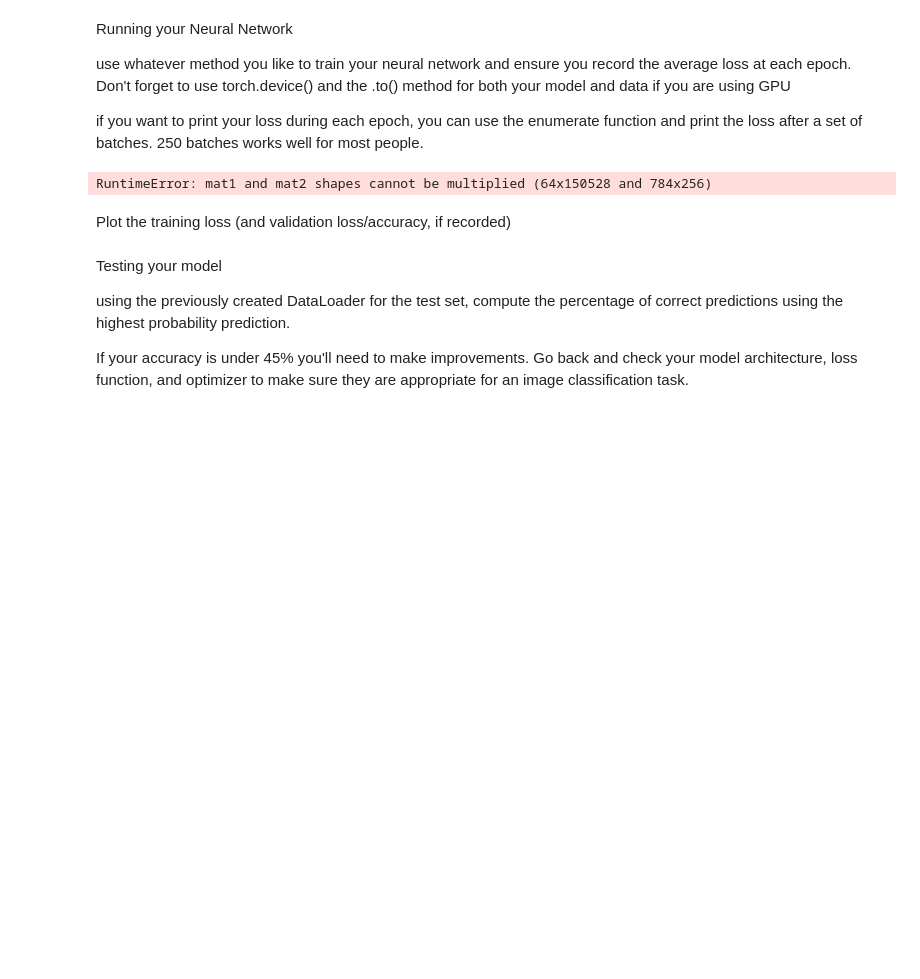
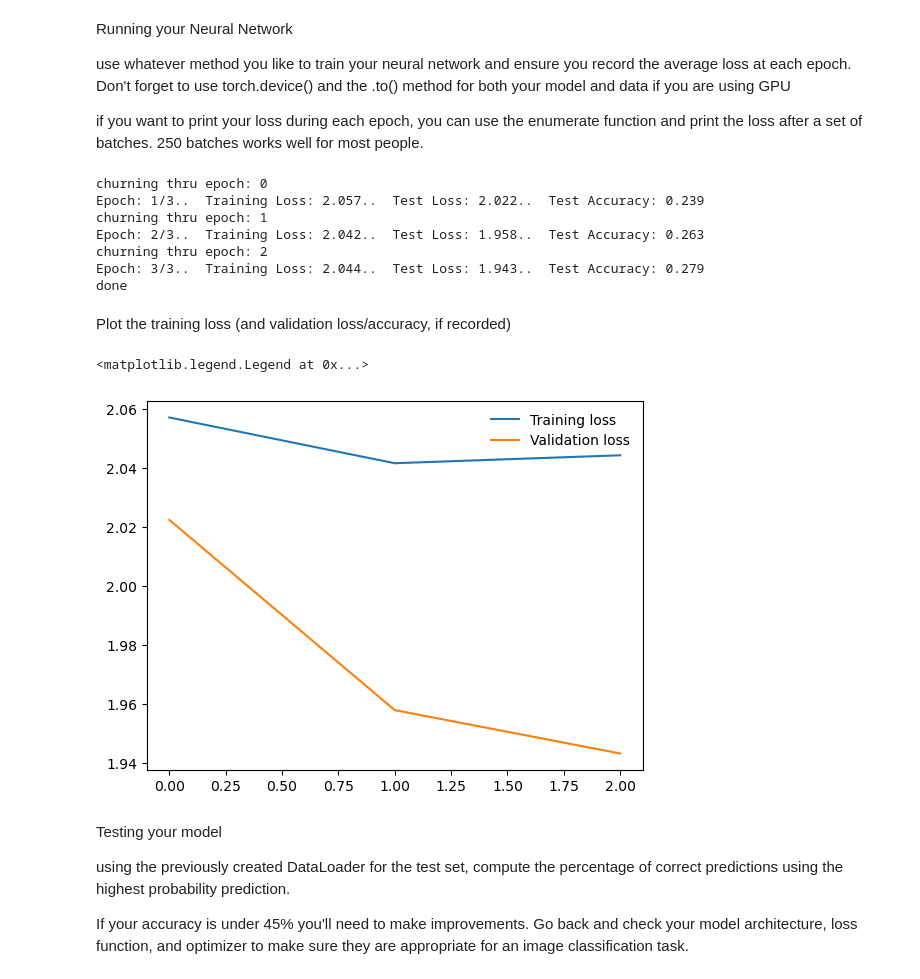
Before and after one commit to rolly9992/U_py_nano_project_2, a Jupyter notebook: CIFAR10_.ipynb, the cells around one changed output. Saved outputs shown, nothing was run; the diff lists cells and outputs as text; code cells hidden in the pictures; blank space fills up the shorter version.

Commit message:
got placeholder model to work without errors

```diff
--- a/CIFAR10_.ipynb
+++ b/CIFAR10_.ipynb
@@ -60,14 +61,15 @@ test_view_transforms =  transform.Compose([ transform.ToTensor()])
 
 
 #Create training set and define training data loader
+#changing batch size from 64 to 32. not sure if I'll need to use a GPU or not.
 trainset = datasets.CIFAR10('data/', download=True, train=True, transform=train_transforms)
-trainloader = torch.utils.data.DataLoader(trainset, batch_size=64, shuffle=True)
+trainloader = torch.utils.data.DataLoader(trainset, batch_size=32, shuffle=True)
 
 
 
 #Create your test set and define test data loader
 testset = datasets.CIFAR10('data/', download=True, train=False, transform=test_transforms)
-testloader = torch.utils.data.DataLoader(testset, batch_size=64, shuffle=True)
+testloader = torch.utils.data.DataLoader(testset, batch_size=32, shuffle=True)
 
 
 
@@ -174,7 +178,7 @@ torch.Size([64])
 class Classifier(nn.Module):
     def __init__(self):
         super().__init__()
-        self.fc1 = nn.Linear(784, 256)
+        self.fc1 = nn.Linear(150528, 256)
         self.fc2 = nn.Linear(256, 128)
         self.fc3 = nn.Linear(128, 64)
         self.fc4 = nn.Linear(64, 10)
@@ -212,16 +216,21 @@ if you want to print your loss during each epoch, you can use the enumerate func
 #pull from the right loader
 image, label = next(iter(trainloader))
 
+
 #one epoch to start just to work out the kinks, if any
-epochs = 1
+epochs = 2
 
 train_losses, test_losses = [], []
 for e in range(epochs):
+    print('churning thru epoch:',e)
     tot_train_loss = 0
     model.train()
     for images, labels in trainloader:
         optimizer.zero_grad()
-
+        #print(images.shape)
+        #torch.Size([32, 3, 224, 224])
+        #RuntimeError: mat1 and mat2 shapes cannot be multiplied (32x150528 and 784x256)
+        #sys.exit()
         log_ps = model(images)
         loss = criterion(log_ps, labels)
         tot_train_loss += loss.item()
@@ -232,7 +241,7 @@ for e in range(epochs):
         tot_test_loss = 0
         test_correct = 0  # Number of correct predictions on the test set
 
-        # Turn off gradients for validation, saves memory and computations
+        # # Turn off gradients for validation, saves memory and computations
         with torch.no_grad():
             model.eval()
             for images, labels in testloader:
@@ -257,12 +266,26 @@ for e in range(epochs):
               "Training Loss: {:.3f}.. ".format(train_loss),
               "Test Loss: {:.3f}.. ".format(test_loss),
               "Test Accuracy: {:.3f}".format(test_correct / len(testloader.dataset)))
+
+print('done')
 # %% [output]
-RuntimeError: mat1 and mat2 shapes cannot be multiplied (64x150528 and 784x256)
+churning thru epoch: 0
+Epoch: 1/3..  Training Loss: 2.057..  Test Loss: 2.022..  Test Accuracy: 0.239
+churning thru epoch: 1
+Epoch: 2/3..  Training Loss: 2.042..  Test Loss: 1.958..  Test Accuracy: 0.263
+churning thru epoch: 2
+Epoch: 3/3..  Training Loss: 2.044..  Test Loss: 1.943..  Test Accuracy: 0.279
+done
 # %% [markdown]
 Plot the training loss (and validation loss/accuracy, if recorded)
 # %%
 #showing the plots
+plt.plot(train_losses, label='Training loss')
+plt.plot(test_losses, label='Validation loss')
+plt.legend(frameon=False)
+# %% [output]
+<matplotlib.legend.Legend at 0x...>
+[figure, added]
 # %% [markdown]
 Testing your model
 
```
Also changed, not shown: parts of 5 cells of this notebook.
